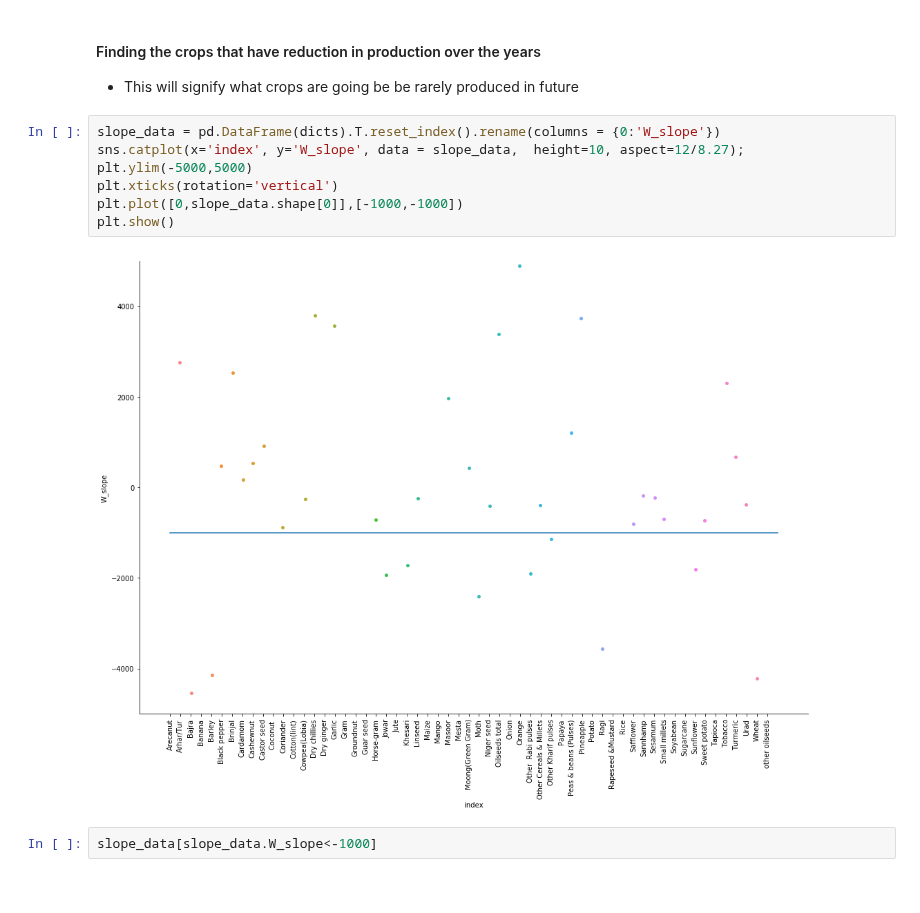
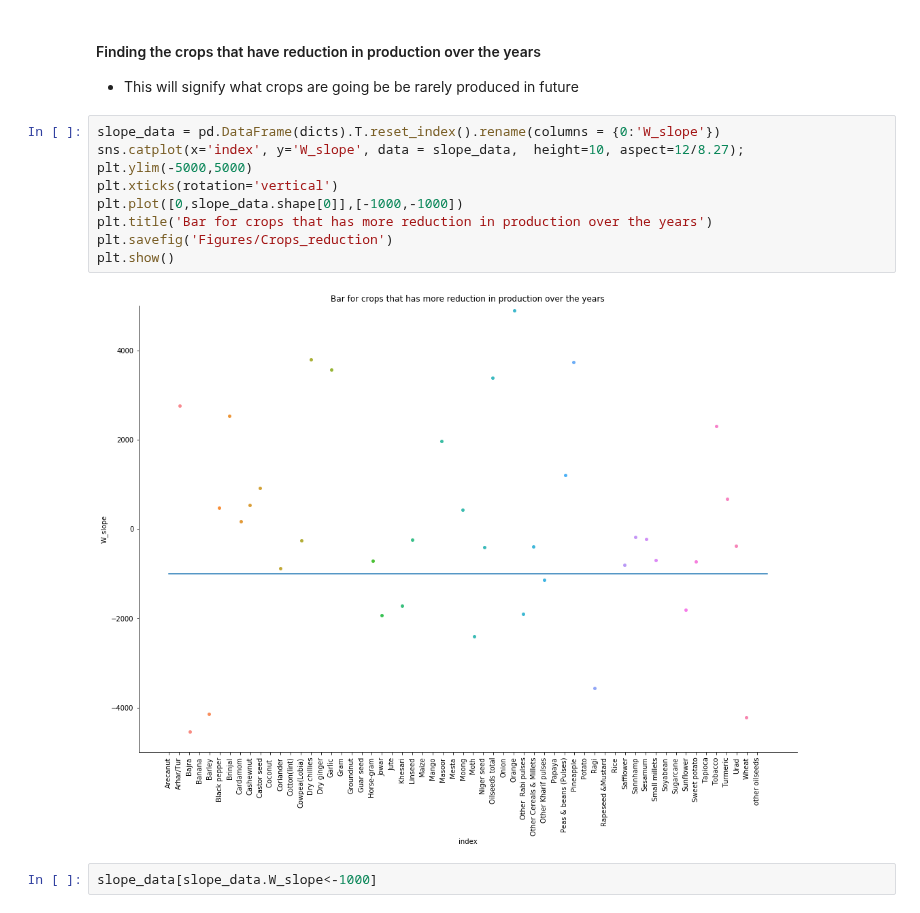
Before and after one commit to nitinvbharti/Agriculture_Analysis, a Jupyter notebook: Agro_analysis.ipynb, the cells around one changed output. Drawn from its saved outputs; the diff is of its cells as text.

Commit message:
Reodering for submit
Added year wise splitup for maximum production.

```diff
--- a/Agro_analysis.ipynb
+++ b/Agro_analysis.ipynb
@@ -917,12 +918,14 @@ for crop in data_set['Crop'].unique():
 # %%
 slope_data = pd.DataFrame(dicts).T.reset_index().rename(columns = {0:'W_slope'})
 sns.catplot(x='index', y='W_slope', data = slope_data,  height=10, aspect=12/8.27);
 plt.ylim(-5000,5000)
 plt.xticks(rotation='vertical')
 plt.plot([0,slope_data.shape[0]],[-1000,-1000])
+plt.title('Bar for crops that has more reduction in production over the years')
+plt.savefig('Figures/Crops_reduction')
 plt.show()
 # %% [output]
-[figure, old version]
+[figure, new version]
 # %%
 slope_data[slope_data.W_slope<-1000]
 # %% [output]
```
Also changed, not shown: parts of 23 cells of this notebook, 11 other files.
